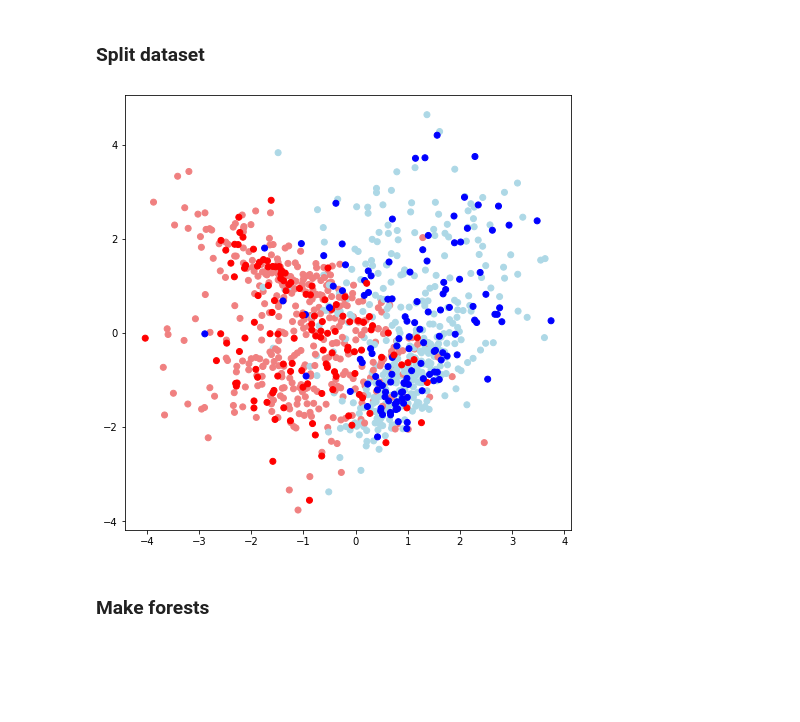
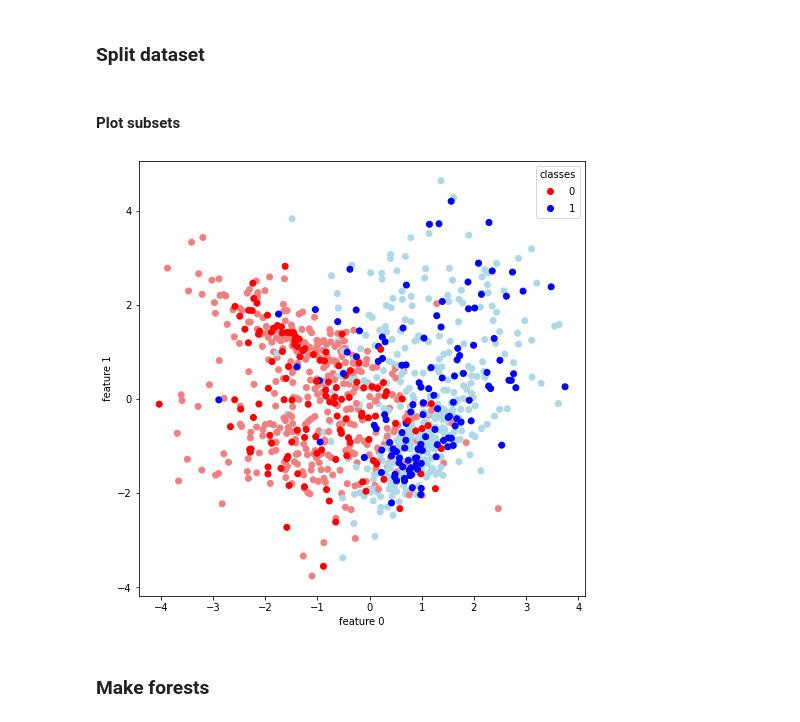
Before and after one commit to telis5/geekbrains_data_algorithms, a Jupyter notebook: lesson_5/problem_1.ipynb, the cells around one changed output. Saved outputs shown, nothing was run; the diff lists cells and outputs as text; code cells hidden in the pictures; blank space fills up the shorter version.

```diff
--- a/lesson_5/problem_1.ipynb
+++ b/lesson_5/problem_1.ipynb
@@ -89,18 +139,50 @@ X_train, X_test, y_train, y_test = train_test_split(X, y, **split_params)
-# %%
-plt.figure(figsize=(8, 8))
-
-plt.scatter(
-    x=X_train[:, 0], y=X_train[:, 1], c=y_train,
-    cmap=colormaps['light']
-)
-plt.scatter(
-    x=X_test[:, 0], y=X_test[:, 1], c=y_test,
-    cmap=colormaps['base']
-)
-
-plt.show()
-# %% [output]
-[figure, removed]
+# %%
+X_grid = uniform_split(
+    X,
+    **uniform_split_parameters
+)
+# %%
+X_sets = X_train, X_test, X_grid
+y_sets = y_train, y_test
+# %% [markdown]
+#### Plot subsets
+# %%
+feature_indexes = 0, 1
+
+scatter_parameters_sets = [
+    {'cmap': colormaps['light']},
+    {'cmap': colormaps['base']}
+]
+
+subplots_parameters = {'figsize': (8, 8)}
+axis_parameters = {
+    'xlabel': f'feature {feature_indexes[0]}',
+    'ylabel': f'feature {feature_indexes[1]}'
+}
+legend_parameters = {'title':  'classes'}
+# %%
+figure, axis = plt.subplots(**subplots_parameters)
+
+for i in range(len(y_sets)):
+    scatter_data = {
+        'x': X_sets[i][ :, feature_indexes[0]],
+        'y': X_sets[i][ :, feature_indexes[1]],
+        'c': y_sets[i]
+    }
+    scatter = axis.scatter(
+        **scatter_data,
+        **scatter_parameters_sets[i]
+    )
+    axis.legend(
+        *scatter.legend_elements(),
+        **legend_parameters
+    )
+
+axis.set(**axis_parameters)
+
+plt.show()
+# %% [output]
+[figure, added]
 # %% [markdown]
 ### Make forests
 # %%
```
Also changed, not shown: parts of 22 cells of this notebook, 1 other file.
